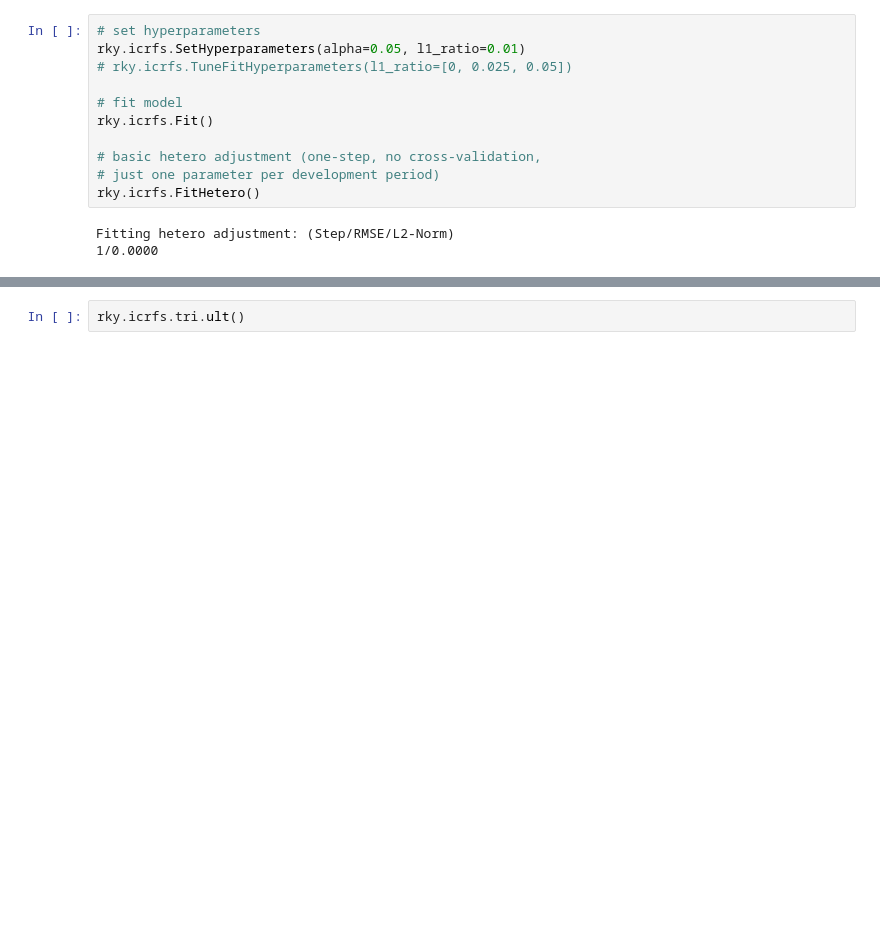
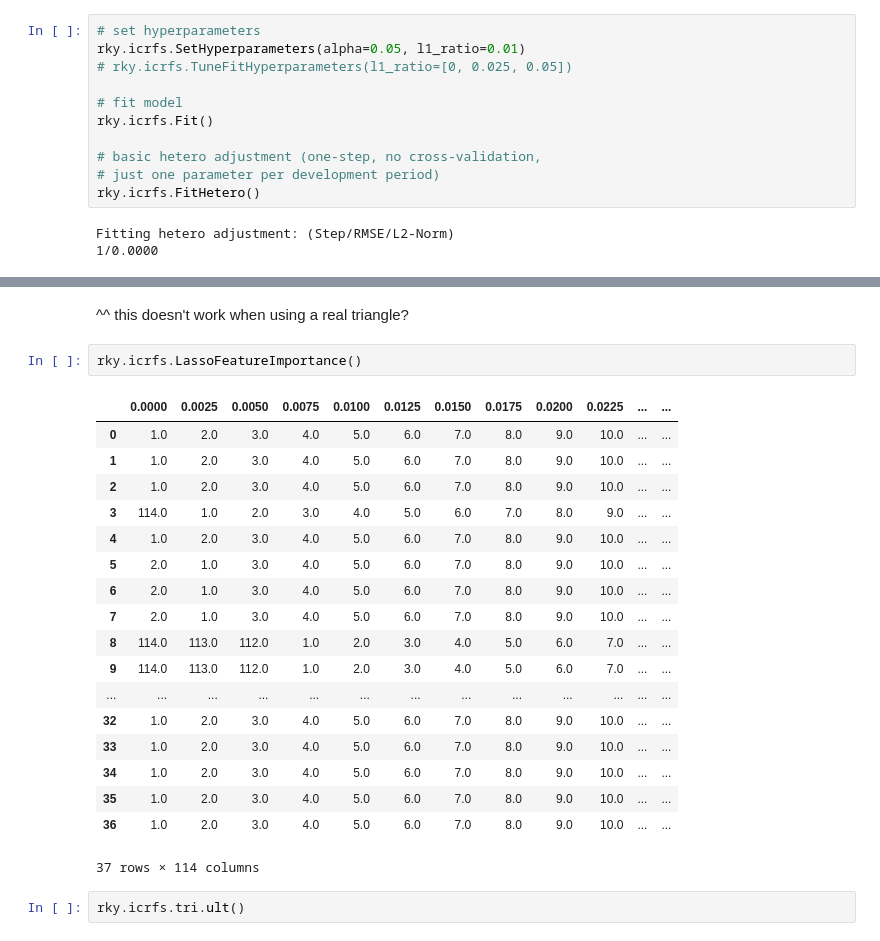
Before and after one commit to rocky-reserving/rocky, a Jupyter notebook: rocky-app/src/rocky/loglinear-dev.ipynb, the cells around one changed output, grey strips where cells are left out. Drawn from its saved outputs; the diff is of its cells as text; blank space fills up the shorter version.

```diff
--- a/rocky-app/src/rocky/loglinear-dev.ipynb
+++ b/rocky-app/src/rocky/loglinear-dev.ipynb
@@ -58,6 +95,29 @@ rky.icrfs.GetCVStatistics()
 | 2 | 3 | 0.311430 | 1.463392 | 0.504096 | 0.955620 | 1.746443 | 1.828788 | NaN | NaN |
 | 3 | 4 | 0.314188 | 1.337858 | 0.521403 | 0.880916 | 2.211219 | 1.949156 | NaN | NaN |
 | 4 | 5 | 0.284673 | 1.095323 | 0.492531 | 0.813183 | 0.888326 | 1.466822 | NaN | NaN |
+# %% [markdown]
+^^ this doesn't work when using a real triangle?
+# %%
+rky.icrfs.LassoFeatureImportance()
+# %% [output]
+|  | 0.0000 | 0.0025 | 0.0050 | 0.0075 | 0.0100 | 0.0125 | 0.0150 | 0.0175 | 0.0200 | 0.0225 | ... | ... |
+| 0 | 1.0 | 2.0 | 3.0 | 4.0 | 5.0 | 6.0 | 7.0 | 8.0 | 9.0 | 10.0 | ... | ... |
+| 1 | 1.0 | 2.0 | 3.0 | 4.0 | 5.0 | 6.0 | 7.0 | 8.0 | 9.0 | 10.0 | ... | ... |
+| 2 | 1.0 | 2.0 | 3.0 | 4.0 | 5.0 | 6.0 | 7.0 | 8.0 | 9.0 | 10.0 | ... | ... |
+| 3 | 114.0 | 1.0 | 2.0 | 3.0 | 4.0 | 5.0 | 6.0 | 7.0 | 8.0 | 9.0 | ... | ... |
+| 4 | 1.0 | 2.0 | 3.0 | 4.0 | 5.0 | 6.0 | 7.0 | 8.0 | 9.0 | 10.0 | ... | ... |
+| 5 | 2.0 | 1.0 | 3.0 | 4.0 | 5.0 | 6.0 | 7.0 | 8.0 | 9.0 | 10.0 | ... | ... |
+| 6 | 2.0 | 1.0 | 3.0 | 4.0 | 5.0 | 6.0 | 7.0 | 8.0 | 9.0 | 10.0 | ... | ... |
+| 7 | 2.0 | 1.0 | 3.0 | 4.0 | 5.0 | 6.0 | 7.0 | 8.0 | 9.0 | 10.0 | ... | ... |
+| 8 | 114.0 | 113.0 | 112.0 | 1.0 | 2.0 | 3.0 | 4.0 | 5.0 | 6.0 | 7.0 | ... | ... |
+| 9 | 114.0 | 113.0 | 112.0 | 1.0 | 2.0 | 3.0 | 4.0 | 5.0 | 6.0 | 7.0 | ... | ... |
+| ... | ... | ... | ... | ... | ... | ... | ... | ... | ... | ... | ... | ... |
+| 32 | 1.0 | 2.0 | 3.0 | 4.0 | 5.0 | 6.0 | 7.0 | 8.0 | 9.0 | 10.0 | ... | ... |
+| 33 | 1.0 | 2.0 | 3.0 | 4.0 | 5.0 | 6.0 | 7.0 | 8.0 | 9.0 | 10.0 | ... | ... |
+| 34 | 1.0 | 2.0 | 3.0 | 4.0 | 5.0 | 6.0 | 7.0 | 8.0 | 9.0 | 10.0 | ... | ... |
+| 35 | 1.0 | 2.0 | 3.0 | 4.0 | 5.0 | 6.0 | 7.0 | 8.0 | 9.0 | 10.0 | ... | ... |
+| 36 | 1.0 | 2.0 | 3.0 | 4.0 | 5.0 | 6.0 | 7.0 | 8.0 | 9.0 | 10.0 | ... | ... |
+37 rows × 114 columns
 # %%
 rky.icrfs.tri.ult()
 # %% [output]
```
Also changed, not shown: parts of 4 cells of this notebook, 2 other files.
